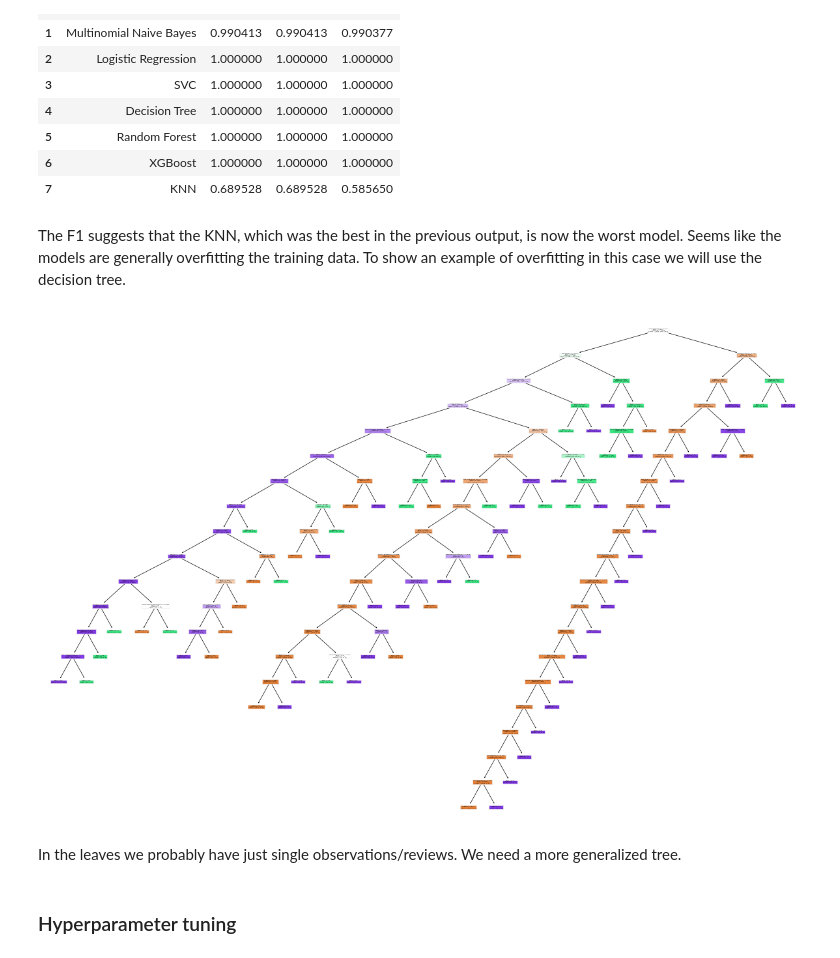
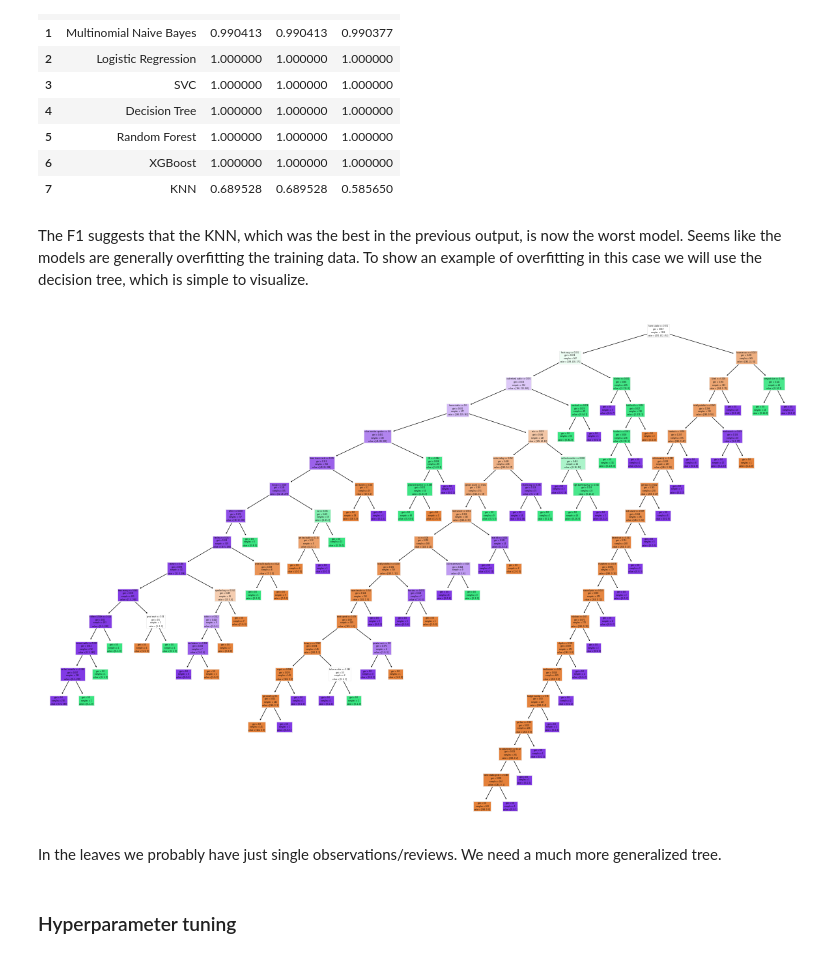
Before and after one commit to DavidAlexanderMoe/Sentiment-Analysis-and-Web-Scraping, a Jupyter notebook: Scripts/Analysis/4. Model Selection and Evaluation.ipynb, the cells around one changed output. Drawn from its saved outputs; the diff is of its cells as text; code cells hidden in the pictures.

Commit message:
Models

```diff
--- a/Scripts/Analysis/4. Model Selection and Evaluation.ipynb
+++ b/Scripts/Analysis/4. Model Selection and Evaluation.ipynb
@@ -99,15 +100,16 @@ df_results
 | 6 | XGBoost | 1.000000 | 1.000000 | 1.000000 |
 | 7 | KNN | 0.689528 | 0.689528 | 0.585650 |
 # %% [markdown]
-The F1 suggests that the KNN, which was the best in the previous output, is now the worst model. Seems like the models are generally overfitting the training data. To show an example of overfitting in this case we will use the decision tree.
+The F1 suggests that the KNN, which was the best in the previous output, is now the worst model. Seems like the models are generally overfitting the training data. To show an example of overfitting in this case we will use the decision tree, which is simple to visualize.
 # %%
+DT.fit(X_train, y_train)
 plt.figure(figsize=(15,10))
 plot_tree(decision_tree=DT, feature_names=tfidf.get_feature_names(), filled=True)
 plt.show()
 # %% [output]
-[figure, old version]
+[figure, new version]
 # %% [markdown]
-In the leaves we probably have just single observations/reviews. We need a more generalized tree.
+In the leaves we probably have just single observations/reviews. We need a much more generalized tree.
 # %% [markdown]
 ### Hyperparameter tuning
 # %% [markdown]
```
Also changed, not shown: parts of 37 cells of this notebook.
